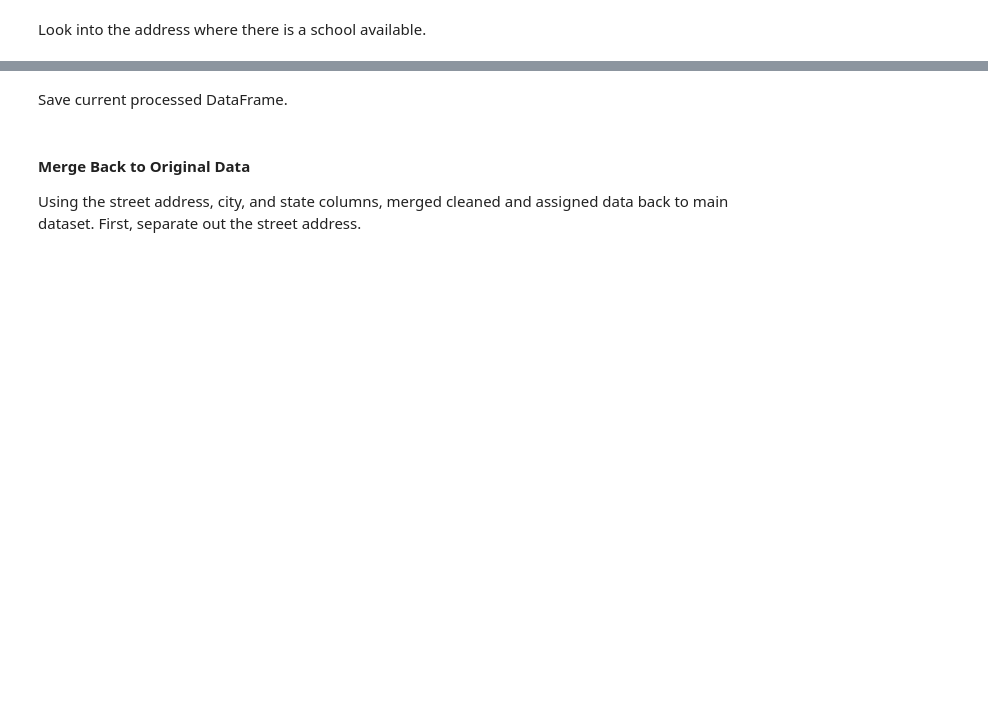
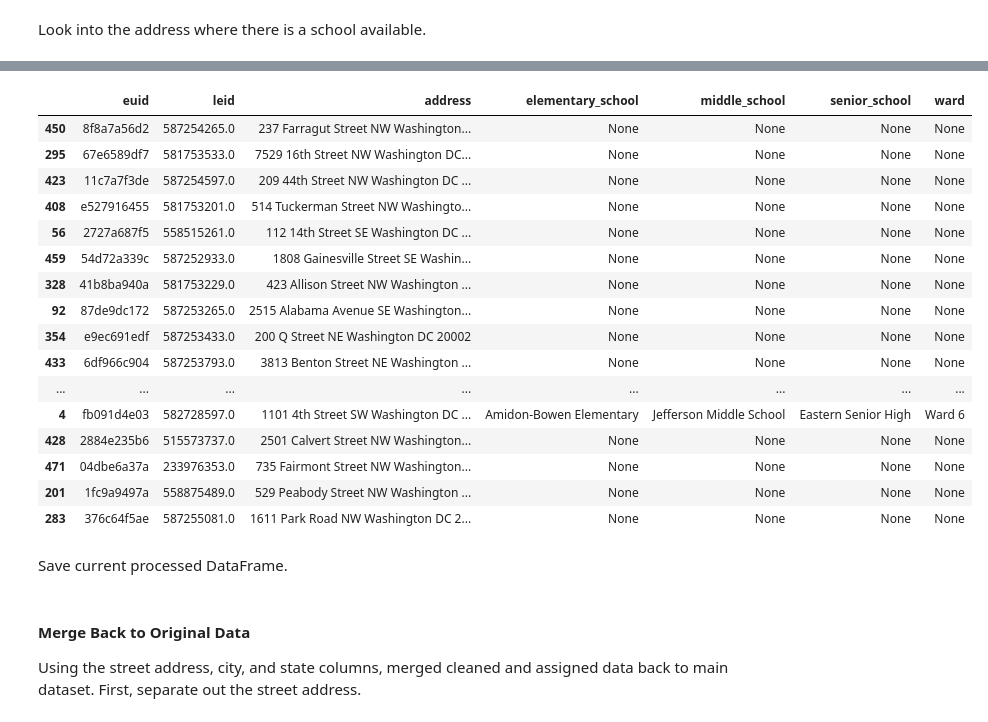
Before and after one commit to gabastil/dc-language-immersion, a Jupyter notebook: src/dc_language_immersion.ipynb, the cells around one changed output, grey strips where cells are left out. Saved outputs shown, nothing was run; the diff lists cells and outputs as text; code cells hidden in the pictures; blank space fills up the shorter version.

Commit message:
Updated ward folder and file names as well as updated the notebook

```diff
--- a/src/dc_language_immersion.ipynb
+++ b/src/dc_language_immersion.ipynb
@@ -324,7 +334,8 @@ def normalize_address(A):
 # %% [markdown]
 Normalize the addresses of the original dataset `contacts`.
 # %%
-contacts = contacts.assign(address_type=contacts.address.apply(get_address_type))
+contacts = contacts.assign(address_type=contacts.address.apply(get_address_type),
+                           occupancy_identifier=contacts.address.apply(get_occupancy_identifier))
 contacts.address_type.value_counts()
 # %% [output]
 Street Address    840
@@ -419,10 +434,25 @@ Location(New York Avenue Northwest, Chinatown, Washington, D.C., 20401, USA, (38
 # %%
 from shapely.geometry import Point, Polygon
+from geopy.geocoders import Here
+from geopy.exec import GeocoderTimedOut
+
+geocoder = Here(app_id="Yc3DwCnHtBBIqRwBCyHS",
+                app_code="M_6pX8o174Ny1Ifs536-kg")
+
+def get_coordinates(address, i=3):
+    """ Return the longitude, latitude, and altitude of an address as a tuple """
+    if(i > -1)
+    if(address):
+        try:
+            return(tuple(geocoder.geocode(address).point))
+        except(GeocoderTimedOut):
+            return(get_coordinates(address, i-1))
+    return(None)
 
 def assign_school_zone(address, school_data=data, shape_data=shapes, school_levels=levels, level=0):
-    """ Return school name and object ID. """
+    """ Return school name, object ID, and Ward number. """
     if(address):
-        longitude, latitude, altitude = tuple(geocoder.geocode(address).point)
+        longitude, latitude, altitude = address
 
         point = Point((latitude, longitude))
         school = school_levels[level] if isinstance(level, int) else level
@@ -430,5 +460,5 @@ def assign_school_zone(address, school_data=data, shape_data=shapes, school_leve
         for i, shape in enumerate(shape_data[school].shapes()):
             polygon = Polygon(shape.points)
             if(polygon.contains(point)):
-                return(i+1, f"{school_data[school].loc[i,'NAME']} {school}")
+                return(i+1, f"{school_data[school].loc[i,'NAME']} {school.replace('_', ' ')}")
     return(None)
@@ -453,5 +480,6 @@ list(current_st[['address', 'city', 'state', 'zip']].iterrows())[0]
 # %%
 from tqdm import tqdm
+import time
 # addresses = ['1150 1st street ne', '1822 1st St NW, Washington, DC 20001', '1918 14th St SE, Washington, DC 20020']
 
 DATA = current_st
@@ -463,14 +491,16 @@ address_boundary = list()
 
 for address, euid, leid in tqdm(addresses):
     boundary = list()
+    address_ = get_coordinates(address)
+
     for level in levels:
         try:
-            school = f"{assign_school_zone(address, level=level)[1].replace('_', '')}"
+            school = assign_school_zone(address, level=level)[1]
             boundary.append(school)
         except:
-#             print(f"Errant address {address}")
-            break
+            pass
     address_boundary.append(tuple([euid, leid, address] + boundary))
+    time.sleep(1)
 
 len(address_boundary)
 # %% [output]
@@ -492,6 +542,6 @@ len(ab_dcv)
 # %% [markdown]
 Create a new DataFrame to hold processed data.
 # %%
-processed = pd.DataFrame(address_boundary, columns=['euid', 'leid', 'address', 'elementary_school', 'middle_school', 'senior_school'])
+processed = pd.DataFrame(address_boundary, columns=['euid', 'leid', 'address', 'elementary_school', 'middle_school', 'senior_school', 'ward'])
 processed.shape
 # %% [output]
@@ -521,3 +568,23 @@ processed[~processed.senior_school.isnull() & ~processed.middle_school.isnull()
+# %%
+processed.sample(20)
+# %% [output]
+|  | euid | leid | address | elementary_school | middle_school | senior_school | ward |
+| 450 | 8f8a7a56d2 | 587254265.0 | 237 Farragut Street NW Washington... | None | None | None | None |
+| 295 | 67e6589df7 | 581753533.0 | 7529 16th Street NW Washington DC... | None | None | None | None |
+| 423 | 11c7a7f3de | 587254597.0 | 209 44th Street NW Washington DC ... | None | None | None | None |
+| 408 | e527916455 | 581753201.0 | 514 Tuckerman Street NW Washingto... | None | None | None | None |
+| 56 | 2727a687f5 | 558515261.0 | 112 14th Street SE Washington DC ... | None | None | None | None |
+| 459 | 54d72a339c | 587252933.0 | 1808 Gainesville Street SE Washin... | None | None | None | None |
+| 328 | 41b8ba940a | 581753229.0 | 423 Allison Street NW Washington ... | None | None | None | None |
+| 92 | 87de9dc172 | 587253265.0 | 2515 Alabama Avenue SE Washington... | None | None | None | None |
+| 354 | e9ec691edf | 587253433.0 | 200 Q Street NE Washington DC 20002 | None | None | None | None |
+| 433 | 6df966c904 | 587253793.0 | 3813 Benton Street NE Washington ... | None | None | None | None |
+| ... | ... | ... | ... | ... | ... | ... | ... |
+| 4 | fb091d4e03 | 582728597.0 | 1101 4th Street SW Washington DC ... | Amidon-Bowen Elementary | Jefferson Middle School | Eastern Senior High | Ward 6 |
+| 428 | 2884e235b6 | 515573737.0 | 2501 Calvert Street NW Washington... | None | None | None | None |
+| 471 | 04dbe6a37a | 233976353.0 | 735 Fairmont Street NW Washington... | None | None | None | None |
+| 201 | 1fc9a9497a | 558875489.0 | 529 Peabody Street NW Washington ... | None | None | None | None |
+| 283 | 376c64f5ae | 587255081.0 | 1611 Park Road NW Washington DC 2... | None | None | None | None |
 # %% [markdown]
 Save current processed DataFrame.
 # %%
```
Also changed, not shown: parts of 48 cells of this notebook, 8 other files.
